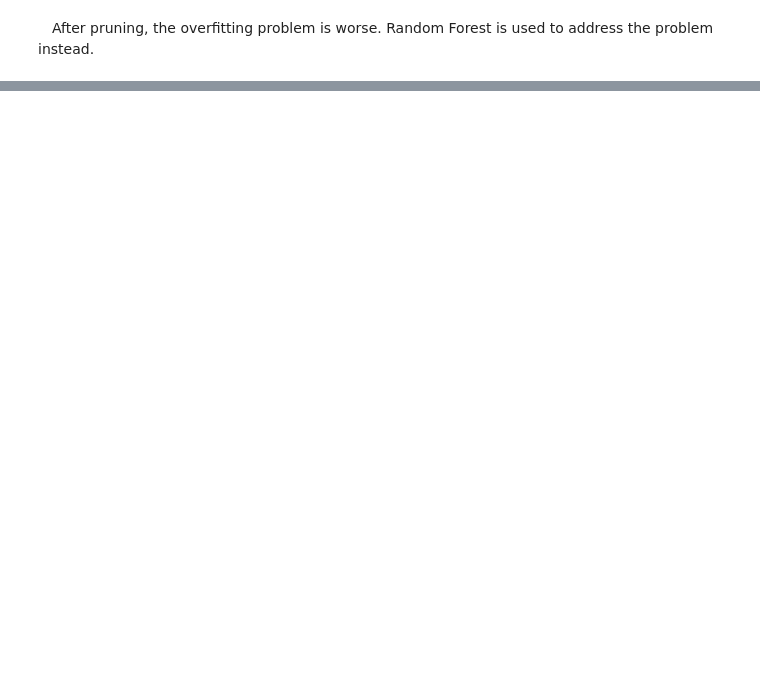
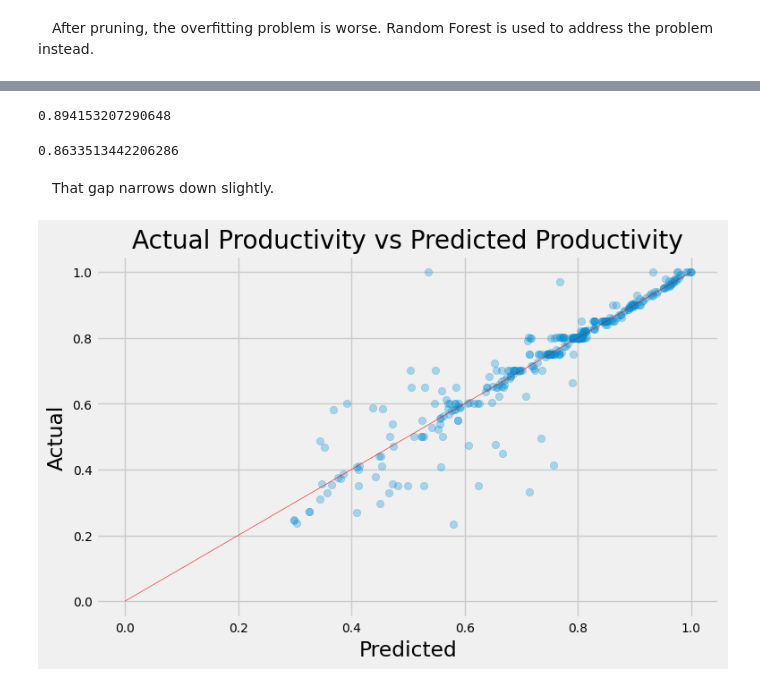
Before and after one commit to moscmh/productivity-prediction, a Jupyter notebook: garment.ipynb, the cells around one changed output, grey strips where cells are left out. Saved outputs shown, nothing was run; the diff lists cells and outputs as text; code cells hidden in the pictures; blank space fills up the shorter version.

```diff
--- a/garment.ipynb
+++ b/garment.ipynb
@@ -543,0 +600,6 @@ print(mean_squared_error(y_val, y_pred_val), r2_score(y_val, y_pred_val))
+# %%
+feature_importances = pd.DataFrame(data=zip(forest.feature_names_in_, forest.feature_importances_), columns=['feature', 'importance'])
+feature_importances_sorted = feature_importances.sort_values(by='importance', axis=0, ascending=False)
+top_feat = feature_importances_sorted[feature_importances_sorted['importance'] > .01]['feature']
+# %%
+gscv.fit(X_train[top_feat], y_train)
@@ -543,0 +618,23 @@ print(mean_squared_error(y_val, y_pred_val), r2_score(y_val, y_pred_val))
+# %%
+forest2 = gscv.best_estimator_
+gscv.best_score_
+# %% [output]
+0.894153207290648
+# %%
+y_pred_test = forest2.predict(X_test[top_feat])
+r2_score(y_test, y_pred_test)
+# %% [output]
+0.8633513442206286
+# %% [markdown]
+&emsp;That gap narrows down slightly.
+# %%
+plt.figure(figsize=(8,5))
+plt.scatter(y_pred_test, y_test, alpha=.3)
+plt.plot([0,1],[0,1], lw=.4, c='red')
+plt.tick_params(axis='both', labelsize=10)
+plt.title("Actual Productivity vs Predicted Productivity")
+plt.xlabel("Predicted")
+plt.ylabel("Actual")
+plt.show()
+# %% [output]
+[figure, added]
```
Also changed, not shown: parts of 28 cells of this notebook.
